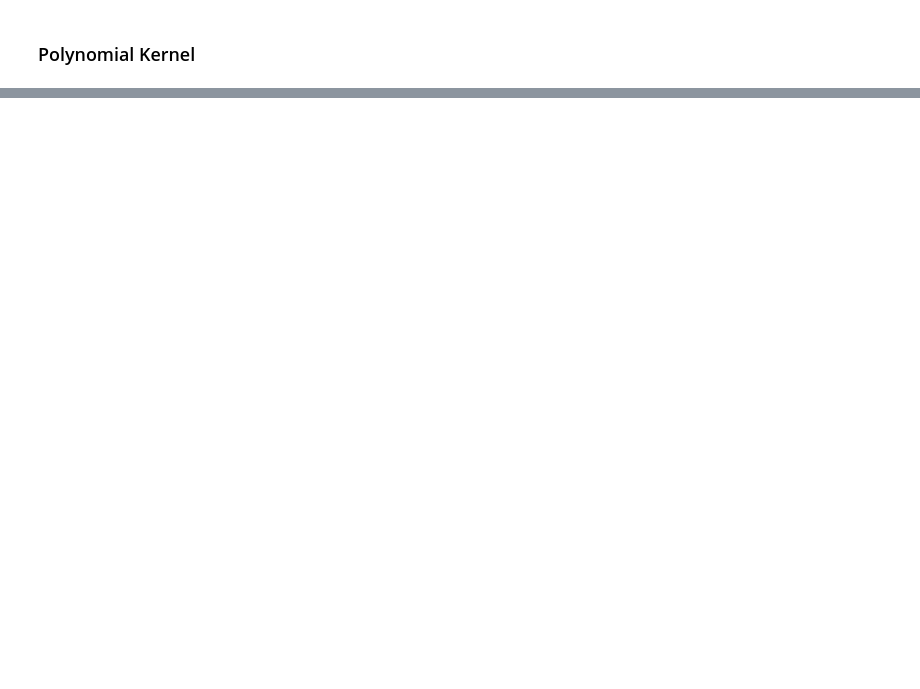
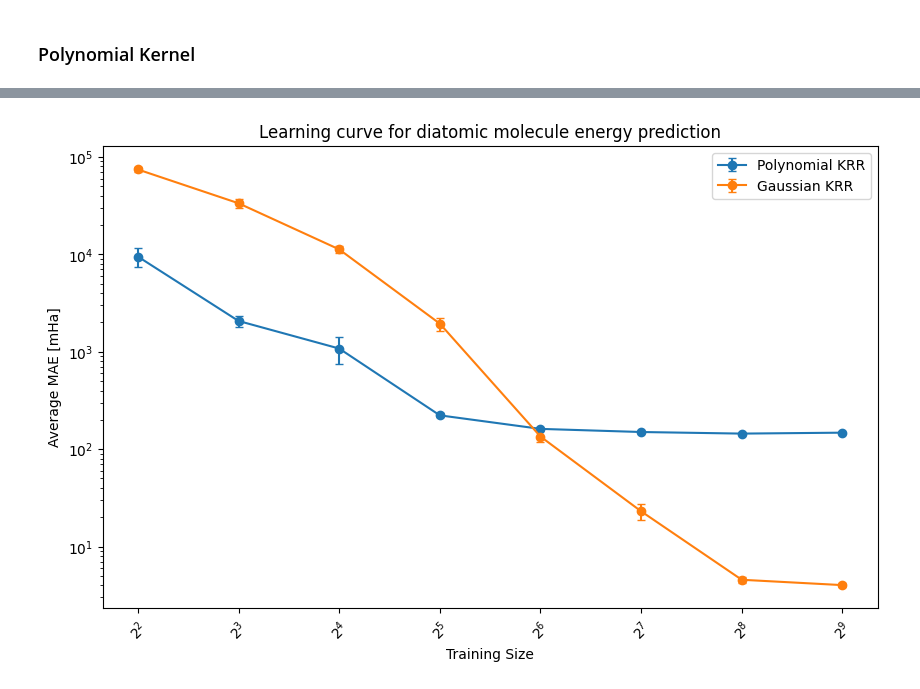
Before and after one commit to GabrielWu2004/Alchemical_Normal_Modes, a Jupyter notebook: ML_with_ANM/ML_code/ML_Diatomic.ipynb, the cells around one changed output, grey strips where cells are left out. Drawn from its saved outputs; the diff is of its cells as text; code cells hidden in the pictures; blank space fills up the shorter version.

```diff
--- a/ML_with_ANM/ML_code/ML_Diatomic.ipynb
+++ b/ML_with_ANM/ML_code/ML_Diatomic.ipynb
@@ -830,35 +1035,37 @@ plt.show()
 # %%
 # With error bar
 # Set figure size
 plt.figure(figsize=(10, 6))
 
 # Load the data
 x = model_performance_poly_KRR['training size']
-y1 = model_performance_poly_KRR['average RMSE']
-y2 = model_performance_gaussian_KRR['average RMSE']
-y1_error = model_performance_poly_KRR['standard deviation']
-y2_error = model_performance_gaussian_KRR['standard deviation']
+y1 = model_performance_poly_KRR['average MAE (mHa)']
+y2 = model_performance_gaussian_KRR['average MAE (mHa)']
+y1_error = model_performance_poly_KRR['standard deviation (mHa)']
+y2_error = model_performance_gaussian_KRR['standard deviation (mHa)']
 
 # Plotting
 plt.errorbar(x, y1, label='Polynomial KRR', yerr=y1_error, marker='o', linestyle='-', capsize=3)
 plt.errorbar(x, y2, label='Gaussian KRR', yerr=y2_error, marker='o', linestyle='-', capsize=3)
 # plt.plot(x, y1, label='Polynomial KRR', marker='o', linestyle='-', linewidth=2.5)
 # plt.plot(x, y2, label='Gaussian KRR', marker='o', linestyle='-', linewidth=2.5)
 
 # Customize the x label
 plt.xticks(range(1, 21), rotation=45, ha='center')
 plt.gca().xaxis.set_tick_params(which='both', labelbottom=True)
 
 # Customize the plot
 plt.title('Learning curve for diatomic molecule energy prediction')
 plt.xlabel('Training Size')
-plt.ylabel('Average RMSE [Ha] (log)')
+plt.ylabel('Average MAE [mHa]')
 plt.legend()
 
 # Create log scale
 plt.xscale('log', base=2)
 plt.yscale('log')
 
 # Display the plot
 plt.savefig('../Graph/[Diatomic] learning_curve_with_error_bar.png', dpi=300)
 plt.show()
+# %% [output]
+[figure, added]
```
Also changed, not shown: parts of 31 cells of this notebook, 4 other files.
